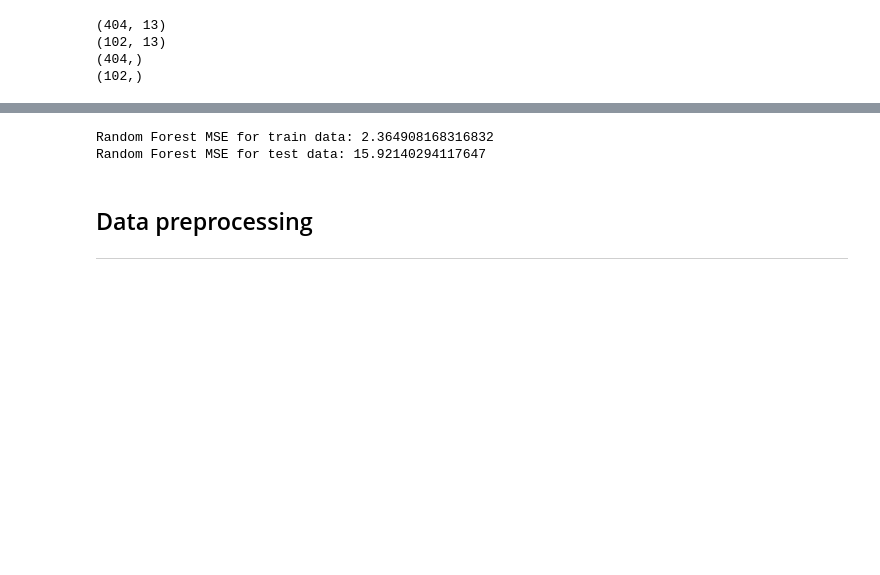
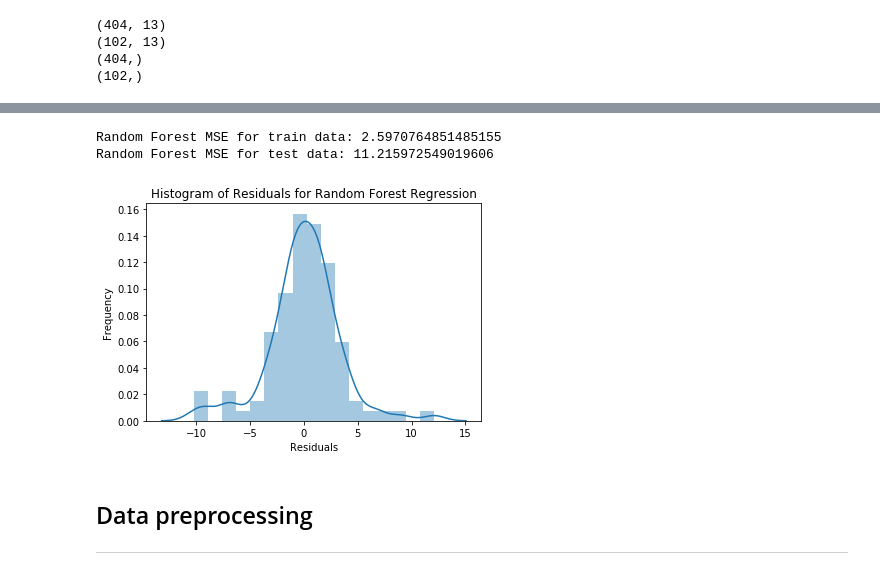
Before and after one commit to Victoria-Qiao/Boston_House_Prices_Modeling, a Jupyter notebook: data_analysis.ipynb, the cells around one changed output, grey strips where cells are left out. Drawn from its saved outputs; the diff is of its cells as text; code cells hidden in the pictures; blank space fills up the shorter version.

```diff
--- a/data_analysis.ipynb
+++ b/data_analysis.ipynb
@@ -188,23 +211,30 @@ Decision Tree MSE for test data: 42.01039215686275
 # %%
 # Random Forest Regression
-from sklearn.ensemble import RandomForestClassifier, RandomForestRegressor
+from sklearn.ensemble import RandomForestRegressor
 
 def create_rf_regression_model(X_train, Y_train, X_test, Y_test):
     "Creates a polynomial regression model for the given degree"
     rf = RandomForestRegressor()
     rf.fit(X_train, Y_train)
 
     y_train_predict = rf.predict(X_train)
     y_test_predict = rf.predict(X_test)
 
     poly_mse_train = mean_squared_error(Y_train, y_train_predict)
     poly_mse_test = mean_squared_error(Y_test, y_test_predict)
     print(f'Random Forest MSE for train data:', poly_mse_train)
     print(f'Random Forest MSE for test data:', poly_mse_test)
+
+    sns.distplot(Y_test-y_test_predict)
+    plt.title("Histogram of Residuals for Random Forest Regression")
+    plt.xlabel("Residuals")
+    plt.ylabel("Frequency")
+    plt.show()
 create_rf_regression_model(Xori_train, Yori_train, Xori_test, Yori_test)
 # %% [output]
-Random Forest MSE for train data: 2.364908168316832
-Random Forest MSE for test data: 15.92140294117647
+Random Forest MSE for train data: 2.5970764851485155
+Random Forest MSE for test data: 11.215972549019606
+[figure, added]
 # %% [markdown]
 ## Data preprocessing
 ***
```
Also changed, not shown: parts of 3 cells of this notebook.
